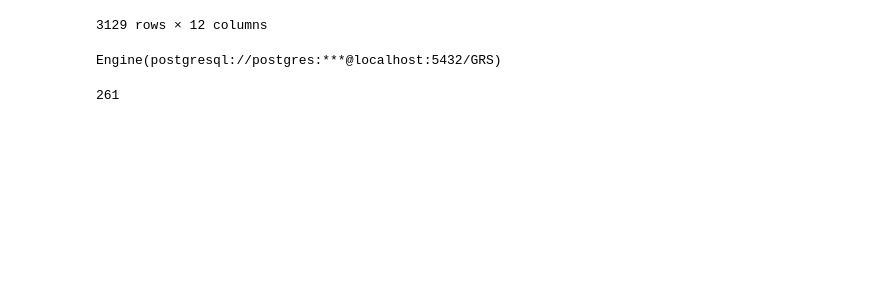
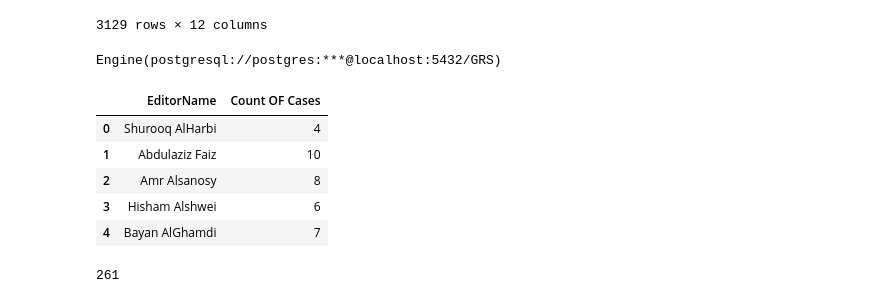
Before and after one commit to AymanSD/Editors-Evaluation, a Jupyter notebook: Evaluation.ipynb, the cells around one changed output. Cells and saved outputs as stored; diff of their text form; code cells hidden in the pictures; blank space fills up the shorter version.

```diff
--- a/Evaluation.ipynb
+++ b/Evaluation.ipynb
@@ -398,3 +411,14 @@ comp_combined[comp_combined.columns[-12:]]
 engine_postgres2
 # %% [output]
 Engine(postgresql://postgres:***@localhost:5432/GRS)
+# %%
+evaluation = pd.read_sql("""SELECT "EditorName", COUNT("Case Number") AS "Count OF Cases" FROM evaluation."EvaluationTable"
+                         GROUP BY "EditorName" """, engine_postgres2)
+evaluation.head()
+# %% [output]
+|  | EditorName | Count OF Cases |
+| 0 | Shurooq AlHarbi | 4 |
+| 1 | Abdulaziz Faiz | 10 |
+| 2 | Amr Alsanosy | 8 |
+| 3 | Hisham Alshwei | 6 |
+| 4 | Bayan AlGhamdi | 7 |
```
Also changed, not shown: parts of 25 cells of this notebook, 6 other files.
